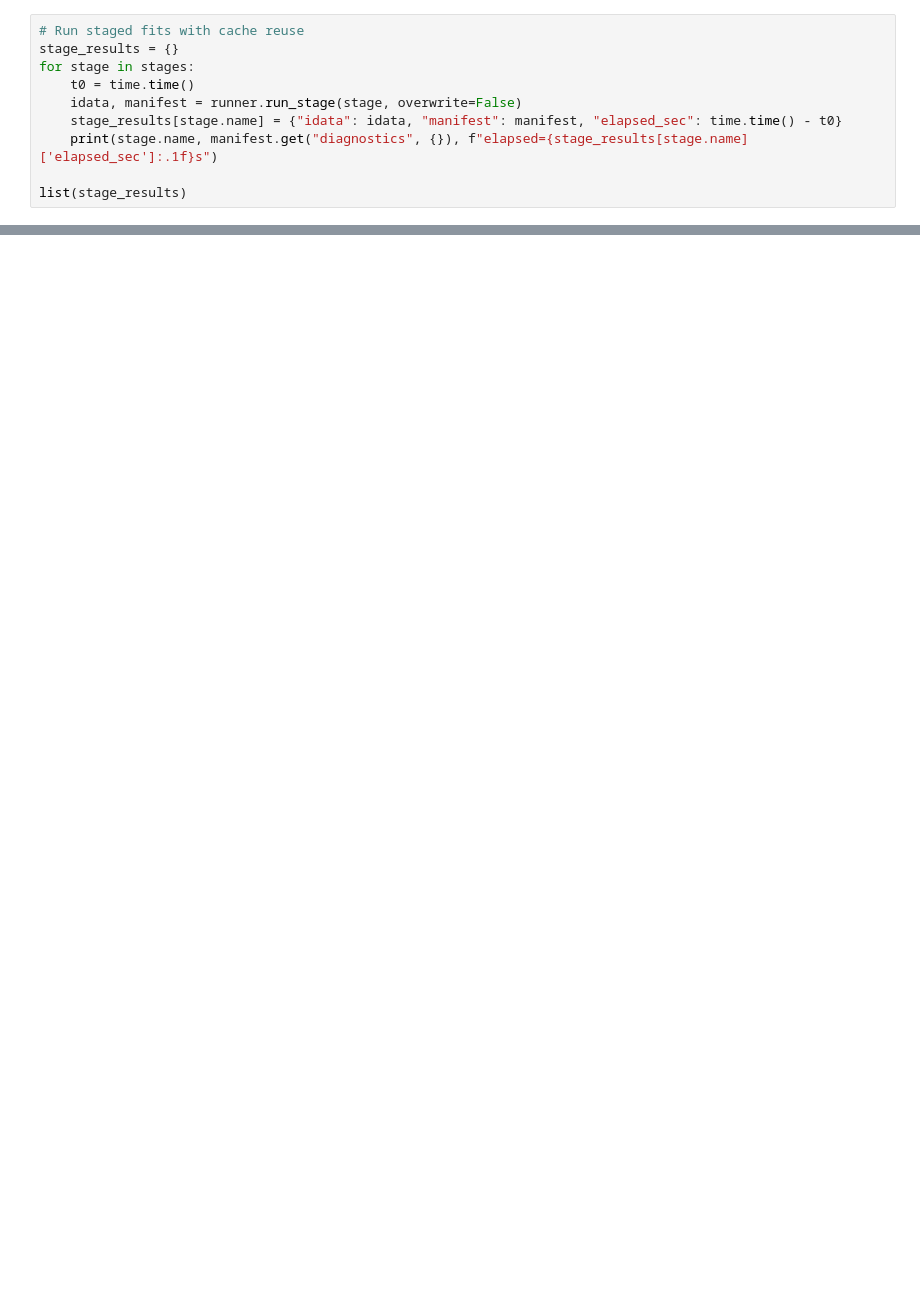
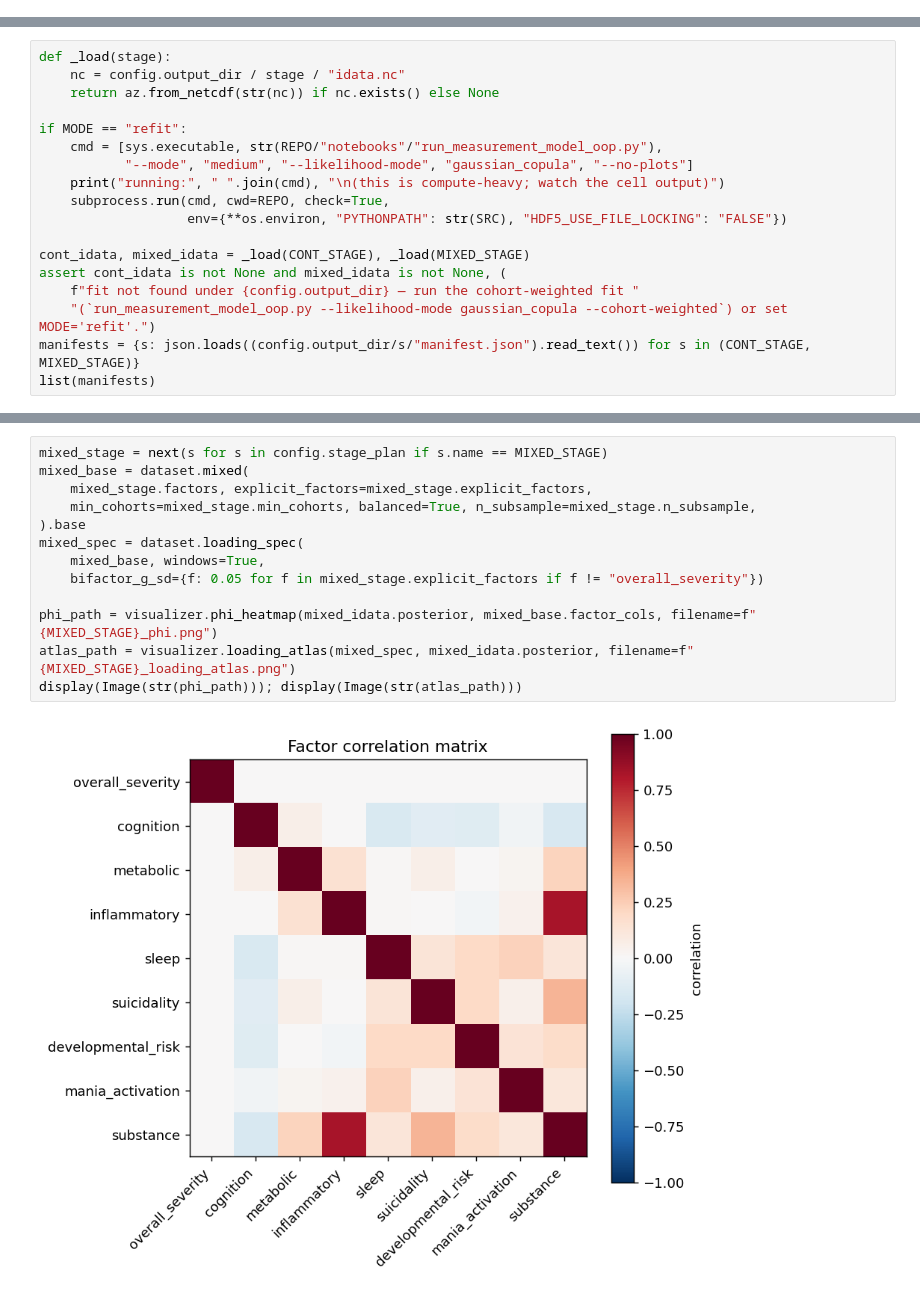
Before and after one commit to AndriiKulakovskyi/face-trans-diagnostic-phenotypes, a Jupyter notebook: notebooks/m1_oop_measurement_fit.ipynb, the cells around one changed output, grey strips where cells are left out. Saved outputs shown, nothing was run; the diff lists cells and outputs as text; blank space fills up the shorter version.

```diff
--- a/notebooks/m1_oop_measurement_fit.ipynb
+++ b/notebooks/m1_oop_measurement_fit.ipynb
@@ -143,10 +0,0 @@ Run the cell below after the data/prior checks look correct. In smoke mode this
-# %%
-# Run staged fits with cache reuse
-stage_results = {}
-for stage in stages:
-    t0 = time.time()
-    idata, manifest = runner.run_stage(stage, overwrite=False)
-    stage_results[stage.name] = {"idata": idata, "manifest": manifest, "elapsed_sec": time.time() - t0}
-    print(stage.name, manifest.get("diagnostics", {}), f"elapsed={stage_results[stage.name]['elapsed_sec']:.1f}s")
-
-list(stage_results)
@@ -288,0 +94,18 @@ Before switching from `smoke` to `medium` or `production`:
+# %%
+def _load(stage):
+    nc = config.output_dir / stage / "idata.nc"
+    return az.from_netcdf(str(nc)) if nc.exists() else None
+
+if MODE == "refit":
+    cmd = [sys.executable, str(REPO/"notebooks"/"run_measurement_model_oop.py"),
+           "--mode", "medium", "--likelihood-mode", "gaussian_copula", "--no-plots"]
+    print("running:", " ".join(cmd), "\n(this is compute-heavy; watch the cell output)")
+    subprocess.run(cmd, cwd=REPO, check=True,
+                   env={**os.environ, "PYTHONPATH": str(SRC), "HDF5_USE_FILE_LOCKING": "FALSE"})
+
+cont_idata, mixed_idata = _load(CONT_STAGE), _load(MIXED_STAGE)
+assert cont_idata is not None and mixed_idata is not None, (
+    f"fit not found under {config.output_dir} — run the cohort-weighted fit "
+    "(`run_measurement_model_oop.py --likelihood-mode gaussian_copula --cohort-weighted`) or set MODE='refit'.")
+manifests = {s: json.loads((config.output_dir/s/"manifest.json").read_text()) for s in (CONT_STAGE, MIXED_STAGE)}
+list(manifests)
@@ -288,0 +133,15 @@ Before switching from `smoke` to `medium` or `production`:
+# %%
+mixed_stage = next(s for s in config.stage_plan if s.name == MIXED_STAGE)
+mixed_base = dataset.mixed(
+    mixed_stage.factors, explicit_factors=mixed_stage.explicit_factors,
+    min_cohorts=mixed_stage.min_cohorts, balanced=True, n_subsample=mixed_stage.n_subsample,
+).base
+mixed_spec = dataset.loading_spec(
+    mixed_base, windows=True,
+    bifactor_g_sd={f: 0.05 for f in mixed_stage.explicit_factors if f != "overall_severity"})
+
+phi_path = visualizer.phi_heatmap(mixed_idata.posterior, mixed_base.factor_cols, filename=f"{MIXED_STAGE}_phi.png")
+atlas_path = visualizer.loading_atlas(mixed_spec, mixed_idata.posterior, filename=f"{MIXED_STAGE}_loading_atlas.png")
+display(Image(str(phi_path))); display(Image(str(atlas_path)))
+# %% [output]
+[figure, added]
```
Also changed, not shown: parts of 35 cells of this notebook, 35 other files.
